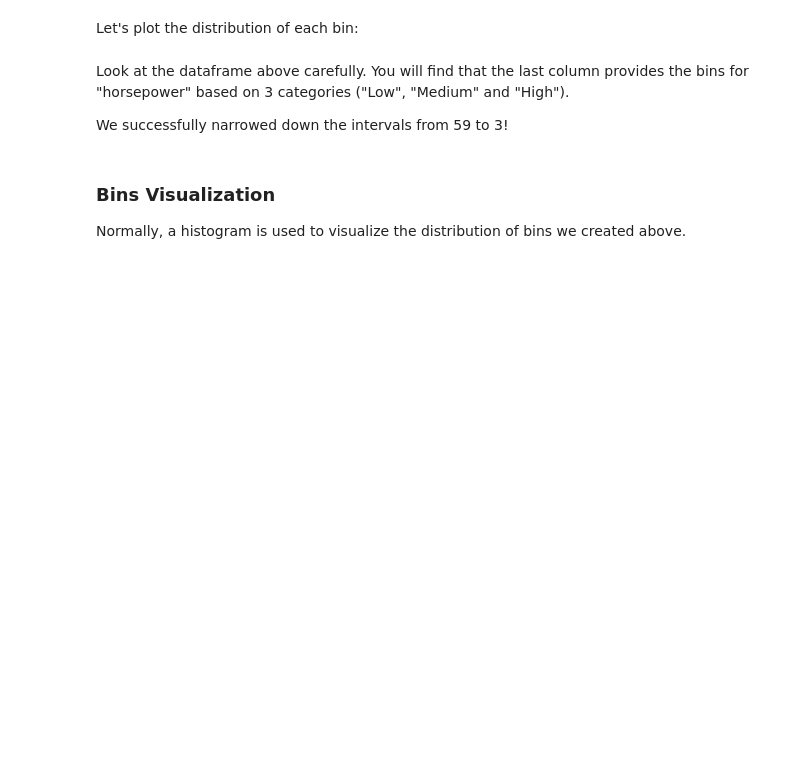
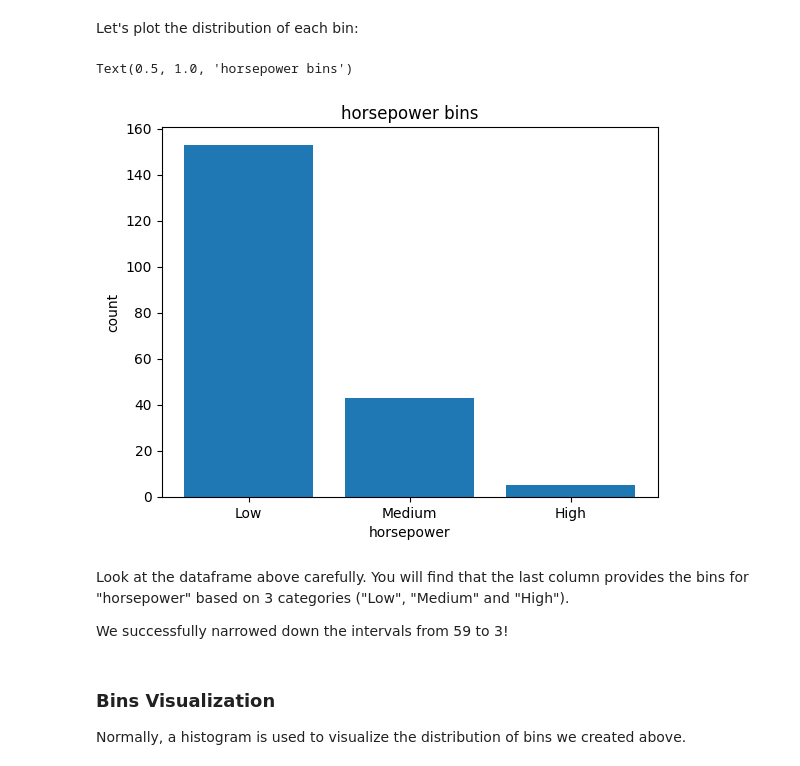
Before and after one commit to phuongbui95/ibm_da_python, a Jupyter notebook: lab_notes/PBversion-DA0101EN-2-Review-Data-Wrangling.ipynb, the cells around one changed output. Cells and saved outputs as stored; diff of their text form; code cells hidden in the pictures; blank space fills up the shorter version.

```diff
--- a/lab_notes/PBversion-DA0101EN-2-Review-Data-Wrangling.ipynb
+++ b/lab_notes/PBversion-DA0101EN-2-Review-Data-Wrangling.ipynb
@@ -615,13 +641,19 @@ Let's plot the distribution of each bin:
 # %%
 %matplotlib inline
 import matplotlib as plt
 from matplotlib import pyplot
 pyplot.bar(group_names, df["horsepower-binned"].value_counts())
 
 # set x/y labels and plot title
-plt.pyplot.xlabel("horsepower")
-plt.pyplot.ylabel("count")
-plt.pyplot.title("horsepower bins")
+# plt.pyplot.xlabel("horsepower")
+# plt.pyplot.ylabel("count")
+# plt.pyplot.title("horsepower bins")
+pyplot.xlabel("horsepower")
+pyplot.ylabel("count")
+pyplot.title("horsepower bins")
+# %% [output]
+Text(0.5, 1.0, 'horsepower bins')
+[figure, added]
 # %% [markdown]
 <p>
     Look at the dataframe above carefully. You will find that the last column provides the bins for "horsepower" based on 3 categories ("Low", "Medium" and "High").
```
Also changed, not shown: parts of 13 cells of this notebook.
